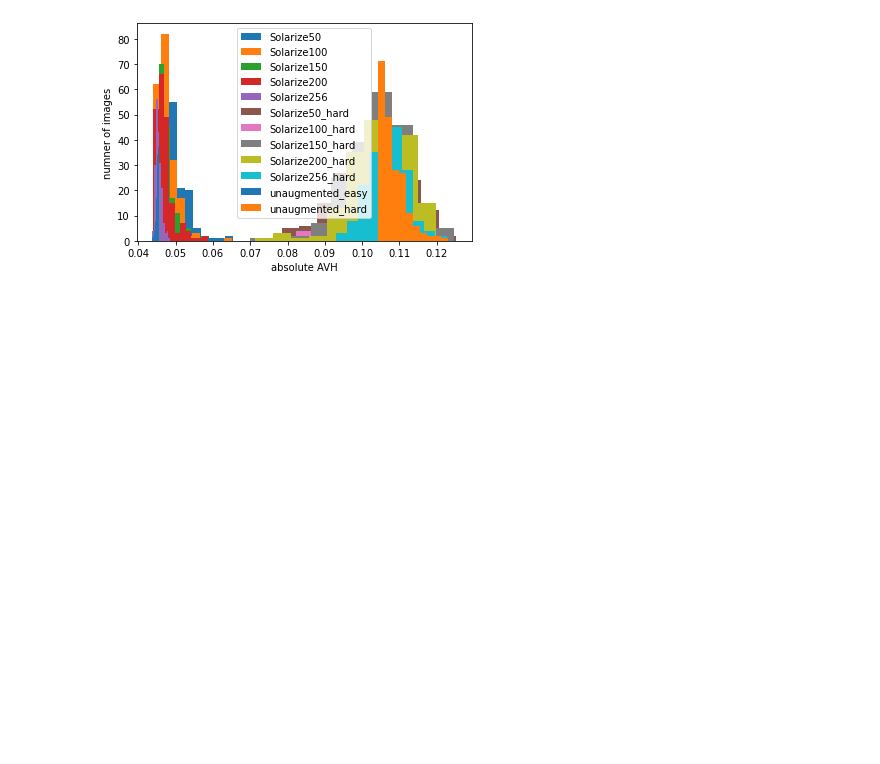
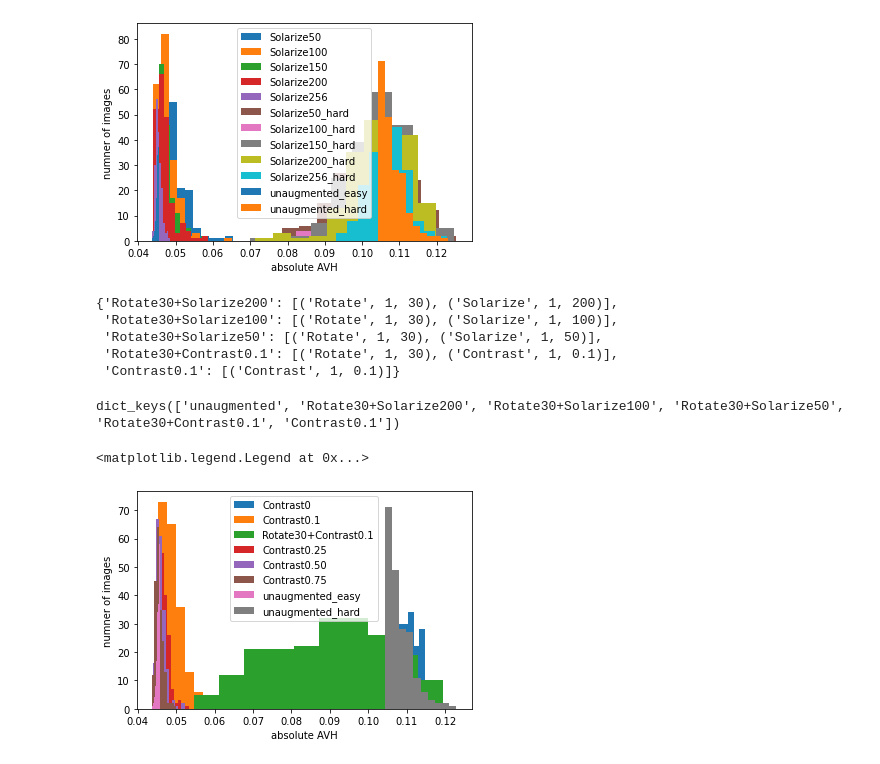
Before and after one commit to chandan-wai/fast-autoaugment, a Jupyter notebook: FastAutoAugment/plot_augmentations_avh.ipynb, the cells around one changed output. Saved outputs shown, nothing was run; the diff lists cells and outputs as text; code cells hidden in the pictures; blank space fills up the shorter version.

```diff
--- a/FastAutoAugment/plot_augmentations_avh.ipynb
+++ b/FastAutoAugment/plot_augmentations_avh.ipynb
@@ -311,3 +311,33 @@ plt.legend(['Solarize50', 'Solarize100', 'Solarize150', 'Solarize200', 'Solarize
 # %% [output]
 <matplotlib.legend.Legend at 0x...>
 [figure]
+# %%
+hardness_scores3 = torch.load('/efs-cotton/outputs/fast-autoaugment/confs/hardnessaware/wresnet28x10_rcifar-AA-rerun3/hardness_scores/exp3.pt')
+# %%
+hardness_scores3['policy']
+# %% [output]
+{'Rotate30+Solarize200': [('Rotate', 1, 30), ('Solarize', 1, 200)],
+ 'Rotate30+Solarize100': [('Rotate', 1, 30), ('Solarize', 1, 100)],
+ 'Rotate30+Solarize50': [('Rotate', 1, 30), ('Solarize', 1, 50)],
+ 'Rotate30+Contrast0.1': [('Rotate', 1, 30), ('Contrast', 1, 0.1)],
+ 'Contrast0.1': [('Contrast', 1, 0.1)]}
+# %%
+hardness_scores3['easy_hardness_scores'].keys()
+# %% [output]
+dict_keys(['unaugmented', 'Rotate30+Solarize200', 'Rotate30+Solarize100', 'Rotate30+Solarize50', 'Rotate30+Contrast0.1', 'Contrast0.1'])
+# %%
+plt.hist(hardness_scores2['easy_hardness_scores']['Contrast0'])
+plt.hist(hardness_scores3['easy_hardness_scores']['Contrast0.1'])
+plt.hist(hardness_scores3['easy_hardness_scores']['Rotate30+Contrast0.1'])
+plt.hist(hardness_scores2['easy_hardness_scores']['Contrast0.25'])
+plt.hist(hardness_scores2['easy_hardness_scores']['Contrast0.50'])
+plt.hist(hardness_scores2['easy_hardness_scores']['Contrast0.75'])
+plt.hist(hardness_scores2['easy_hardness_scores']['unaugmented'])
+plt.hist(hardness_scores2['hard_hardness_scores']['unaugmented'])
+
+plt.xlabel('absolute AVH')
+plt.ylabel('numner of images')
+plt.legend(['Contrast0', 'Contrast0.1', 'Rotate30+Contrast0.1', 'Contrast0.25', 'Contrast0.50', 'Contrast0.75', "unaugmented_easy", "unaugmented_hard"])
+# %% [output]
+<matplotlib.legend.Legend at 0x...>
+[figure, added]
```
Also changed, not shown: parts of 4 cells of this notebook, 3 other files.
